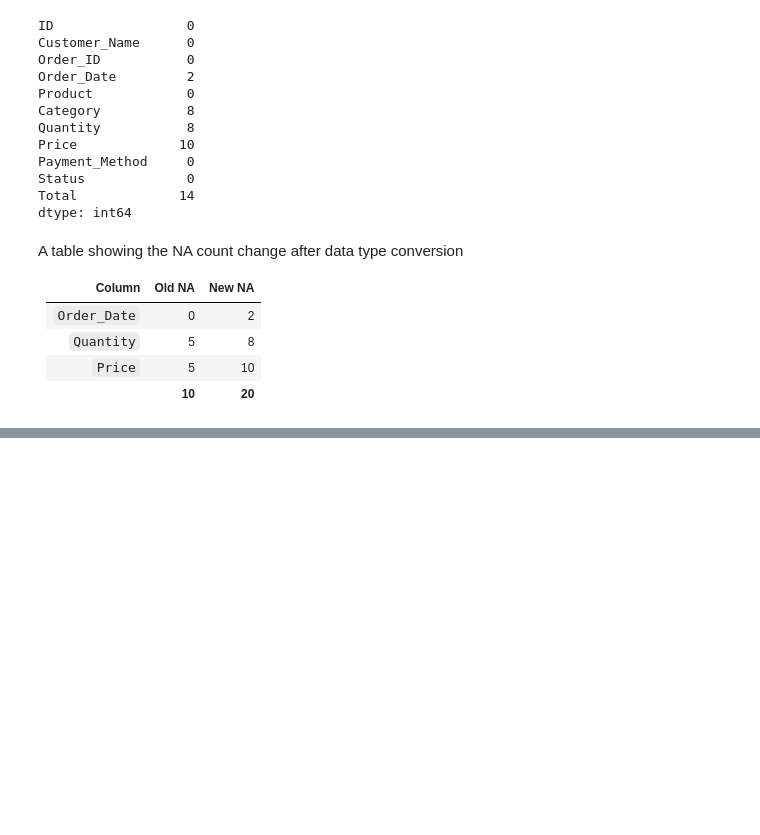
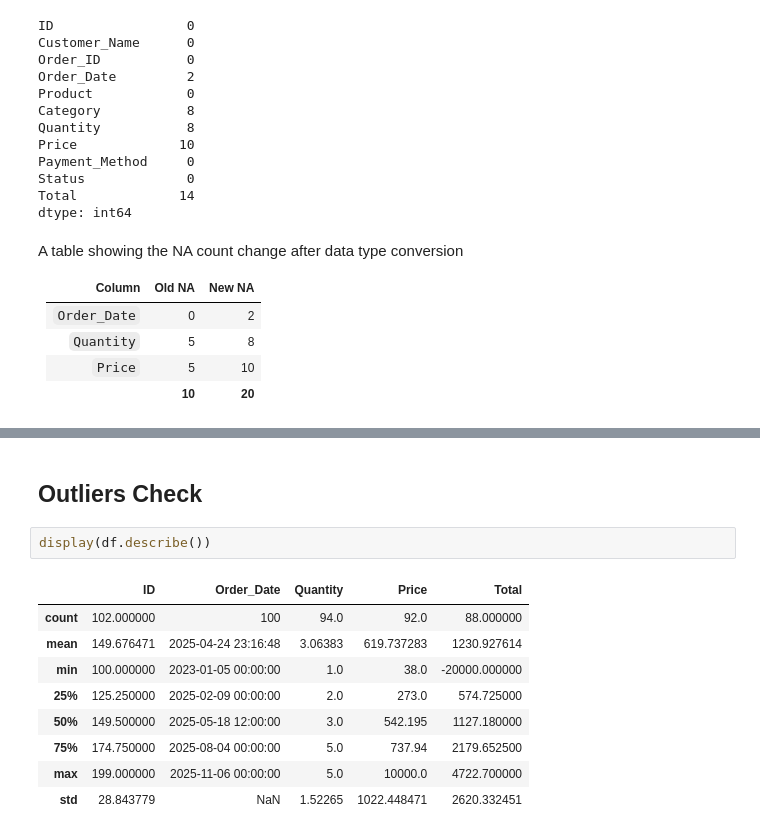
Before and after one commit to Gerum-Berhanu/data-cleaning, a Jupyter notebook: projects/05_ecommerce_sales/05_data_cleaning.ipynb, the cells around one changed output, grey strips where cells are left out. Saved outputs shown, nothing was run; the diff lists cells and outputs as text; blank space fills up the shorter version.

```diff
--- a/projects/05_ecommerce_sales/05_data_cleaning.ipynb
+++ b/projects/05_ecommerce_sales/05_data_cleaning.ipynb
@@ -304,0 +335,14 @@ A table showing the NA count change after data type conversion
+# %% [markdown]
+## Outliers Check
+# %%
+display(df.describe())
+# %% [output]
+|  | ID | Order_Date | Quantity | Price | Total |
+| count | 102.000000 | 100 | 94.0 | 92.0 | 88.000000 |
+| mean | 149.676471 | 2025-04-24 23:16:48 | 3.06383 | 619.737283 | 1230.927614 |
+| min | 100.000000 | 2023-01-05 00:00:00 | 1.0 | 38.0 | -20000.000000 |
+| 25% | 125.250000 | 2025-02-09 00:00:00 | 2.0 | 273.0 | 574.725000 |
+| 50% | 149.500000 | 2025-05-18 12:00:00 | 3.0 | 542.195 | 1127.180000 |
+| 75% | 174.750000 | 2025-08-04 00:00:00 | 5.0 | 737.94 | 2179.652500 |
+| max | 199.000000 | 2025-11-06 00:00:00 | 5.0 | 10000.0 | 4722.700000 |
+| std | 28.843779 | NaN | 1.52265 | 1022.448471 | 2620.332451 |
```
Also changed, not shown: parts of 4 cells of this notebook.
